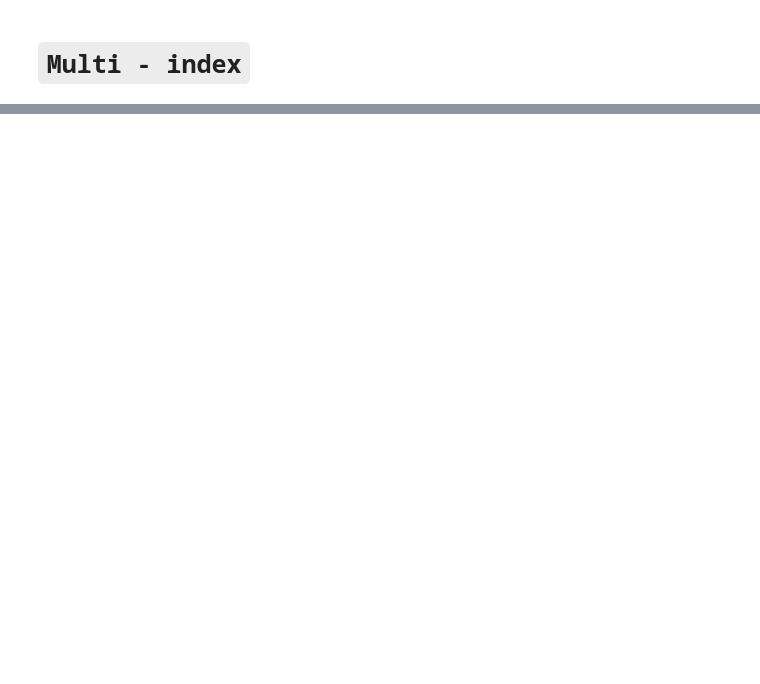
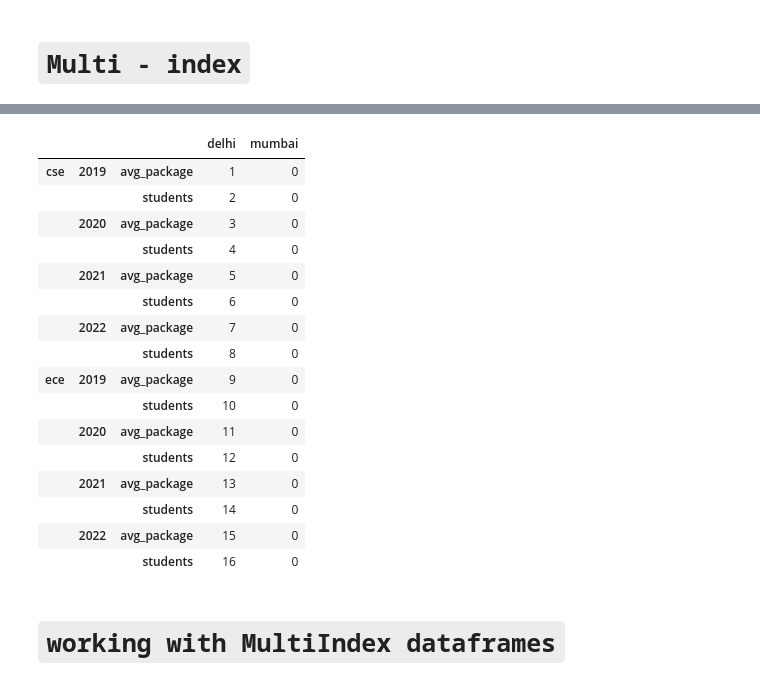
Before and after one commit to abhishekjha462000/data_science_final, a Jupyter notebook: W08_pandas_advanced_continued/01_session_21_multiindex/my_notes.ipynb, the cells around one changed output, grey strips where cells are left out. Cells and saved outputs as stored; diff of their text form; code cells hidden in the pictures; blank space fills up the shorter version.

```diff
--- a/W08_pandas_advanced_continued/01_session_21_multiindex/my_notes.ipynb
+++ b/W08_pandas_advanced_continued/01_session_21_multiindex/my_notes.ipynb
@@ -356,0 +146,4 @@ Index([2019, 2020, 2021, 2022], dtype='int64')
+# %%
+index_val = [('cse',2019),('cse',2020),('cse',2021),('cse',2022),('ece',2019),('ece',2020),('ece',2021),('ece',2022)]
+multi_index = pd.MultiIndex.from_tuples(index_val)
+multi_index
@@ -356,0 +300,17 @@ Index([2019, 2020, 2021, 2022], dtype='int64')
+# %%
+branch_df3 = pd.DataFrame(
+    [
+        [1,2,0,0],
+        [3,4,0,0],
+        [5,6,0,0],
+        [7,8,0,0],
+        [9,10,0,0],
+        [11,12,0,0],
+        [13,14,0,0],
+        [15,16,0,0],
+    ],
+    index = multi_index,
+    columns = pd.MultiIndex.from_product([['delhi','mumbai'],['avg_package','students']])
+)
+
+branch_df3
@@ -356,0 +328,3 @@ Index([2019, 2020, 2021, 2022], dtype='int64')
+# %%
+temp = branch_df3.unstack()
+temp
@@ -356,0 +370,22 @@ Index([2019, 2020, 2021, 2022], dtype='int64')
+# %%
+temp.stack().stack()
+# %% [output]
+|  |  |  | delhi | mumbai |
+| cse | 2019 | avg_package | 1 | 0 |
+|  |  | students | 2 | 0 |
+|  | 2020 | avg_package | 3 | 0 |
+|  |  | students | 4 | 0 |
+|  | 2021 | avg_package | 5 | 0 |
+|  |  | students | 6 | 0 |
+|  | 2022 | avg_package | 7 | 0 |
+|  |  | students | 8 | 0 |
+| ece | 2019 | avg_package | 9 | 0 |
+|  |  | students | 10 | 0 |
+|  | 2020 | avg_package | 11 | 0 |
+|  |  | students | 12 | 0 |
+|  | 2021 | avg_package | 13 | 0 |
+|  |  | students | 14 | 0 |
+|  | 2022 | avg_package | 15 | 0 |
+|  |  | students | 16 | 0 |
+# %% [markdown]
+# `working with MultiIndex dataframes`
```
Also changed, not shown: parts of 107 cells of this notebook.
